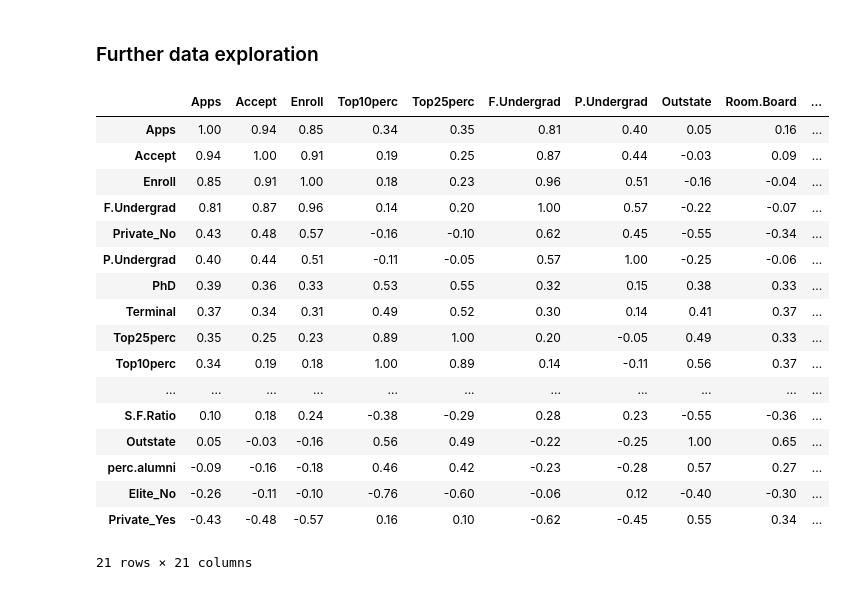
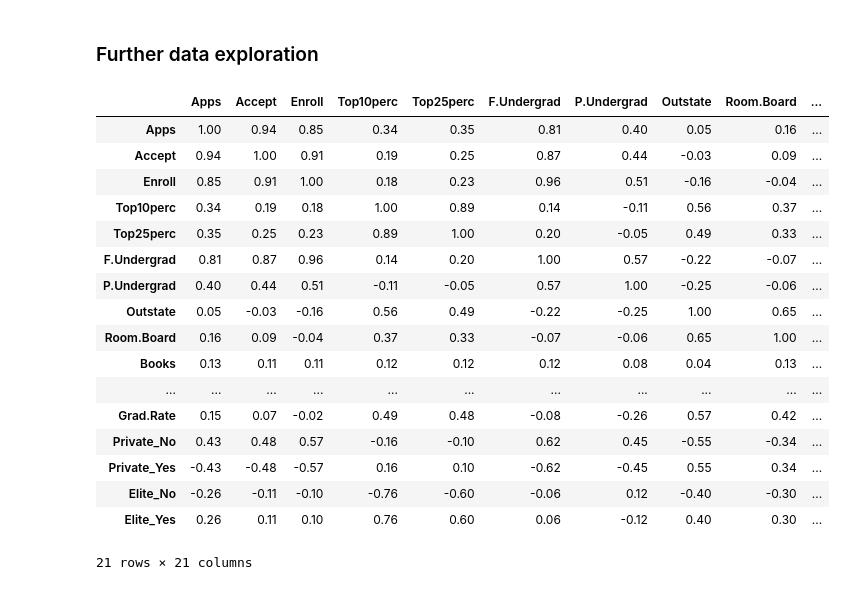
Before and after one commit to KatjaParak/Databehandling-Katsiaryna-Parakhnevich, a Jupyter notebook: Labs/Lab1.ipynb, the cells around one changed output. Saved outputs shown, nothing was run; the diff lists cells and outputs as text; code cells hidden in the pictures.

```diff
--- a/Labs/Lab1.ipynb
+++ b/Labs/Lab1.ipynb
@@ -98,26 +98,26 @@ array([[<Axes: title={'center': 'Apps'}>,
 # %% [markdown]
 ### Further data exploration
 # %%
-college_corr = pd.get_dummies(college).corr().round(2).sort_values(by='Apps',ascending=False)
+college_corr = pd.get_dummies(college).corr().round(2)
 college_corr
 # %% [output]
 |  | Apps | Accept | Enroll | Top10perc | Top25perc | F.Undergrad | P.Undergrad | Outstate | Room.Board | ... |
 | Apps | 1.00 | 0.94 | 0.85 | 0.34 | 0.35 | 0.81 | 0.40 | 0.05 | 0.16 | ... |
 | Accept | 0.94 | 1.00 | 0.91 | 0.19 | 0.25 | 0.87 | 0.44 | -0.03 | 0.09 | ... |
 | Enroll | 0.85 | 0.91 | 1.00 | 0.18 | 0.23 | 0.96 | 0.51 | -0.16 | -0.04 | ... |
+| Top10perc | 0.34 | 0.19 | 0.18 | 1.00 | 0.89 | 0.14 | -0.11 | 0.56 | 0.37 | ... |
+| Top25perc | 0.35 | 0.25 | 0.23 | 0.89 | 1.00 | 0.20 | -0.05 | 0.49 | 0.33 | ... |
 | F.Undergrad | 0.81 | 0.87 | 0.96 | 0.14 | 0.20 | 1.00 | 0.57 | -0.22 | -0.07 | ... |
+| P.Undergrad | 0.40 | 0.44 | 0.51 | -0.11 | -0.05 | 0.57 | 1.00 | -0.25 | -0.06 | ... |
+| Outstate | 0.05 | -0.03 | -0.16 | 0.56 | 0.49 | -0.22 | -0.25 | 1.00 | 0.65 | ... |
+| Room.Board | 0.16 | 0.09 | -0.04 | 0.37 | 0.33 | -0.07 | -0.06 | 0.65 | 1.00 | ... |
+| Books | 0.13 | 0.11 | 0.11 | 0.12 | 0.12 | 0.12 | 0.08 | 0.04 | 0.13 | ... |
+| ... | ... | ... | ... | ... | ... | ... | ... | ... | ... | ... |
+| Grad.Rate | 0.15 | 0.07 | -0.02 | 0.49 | 0.48 | -0.08 | -0.26 | 0.57 | 0.42 | ... |
 | Private_No | 0.43 | 0.48 | 0.57 | -0.16 | -0.10 | 0.62 | 0.45 | -0.55 | -0.34 | ... |
-| P.Undergrad | 0.40 | 0.44 | 0.51 | -0.11 | -0.05 | 0.57 | 1.00 | -0.25 | -0.06 | ... |
-| PhD | 0.39 | 0.36 | 0.33 | 0.53 | 0.55 | 0.32 | 0.15 | 0.38 | 0.33 | ... |
-| Terminal | 0.37 | 0.34 | 0.31 | 0.49 | 0.52 | 0.30 | 0.14 | 0.41 | 0.37 | ... |
-| Top25perc | 0.35 | 0.25 | 0.23 | 0.89 | 1.00 | 0.20 | -0.05 | 0.49 | 0.33 | ... |
-| Top10perc | 0.34 | 0.19 | 0.18 | 1.00 | 0.89 | 0.14 | -0.11 | 0.56 | 0.37 | ... |
-| ... | ... | ... | ... | ... | ... | ... | ... | ... | ... | ... |
-| S.F.Ratio | 0.10 | 0.18 | 0.24 | -0.38 | -0.29 | 0.28 | 0.23 | -0.55 | -0.36 | ... |
-| Outstate | 0.05 | -0.03 | -0.16 | 0.56 | 0.49 | -0.22 | -0.25 | 1.00 | 0.65 | ... |
-| perc.alumni | -0.09 | -0.16 | -0.18 | 0.46 | 0.42 | -0.23 | -0.28 | 0.57 | 0.27 | ... |
+| Private_Yes | -0.43 | -0.48 | -0.57 | 0.16 | 0.10 | -0.62 | -0.45 | 0.55 | 0.34 | ... |
 | Elite_No | -0.26 | -0.11 | -0.10 | -0.76 | -0.60 | -0.06 | 0.12 | -0.40 | -0.30 | ... |
-| Private_Yes | -0.43 | -0.48 | -0.57 | 0.16 | 0.10 | -0.62 | -0.45 | 0.55 | 0.34 | ... |
+| Elite_Yes | 0.26 | 0.11 | 0.10 | 0.76 | 0.60 | 0.06 | -0.12 | 0.40 | 0.30 | ... |
 21 rows × 21 columns
 # %%
 plt.figure(figsize=(10,10))
```
Also changed, not shown: parts of 3 cells of this notebook.
